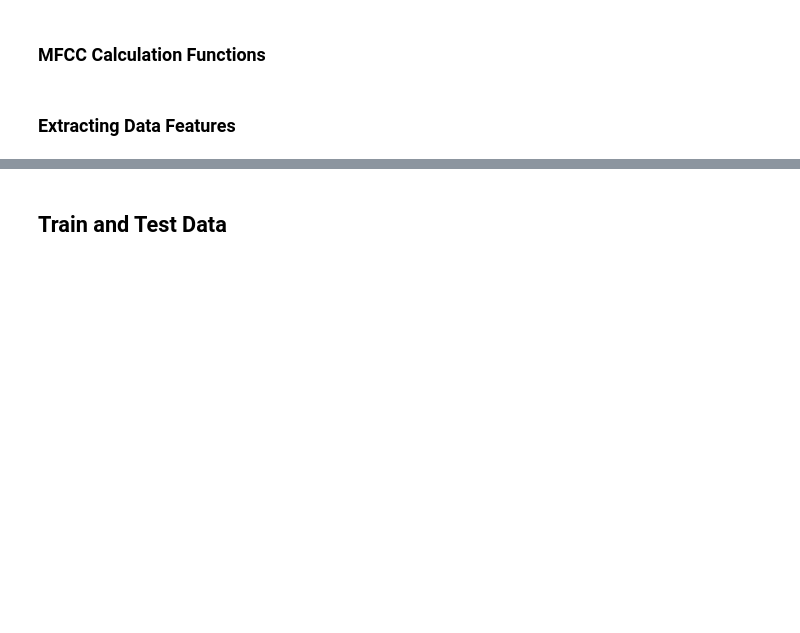
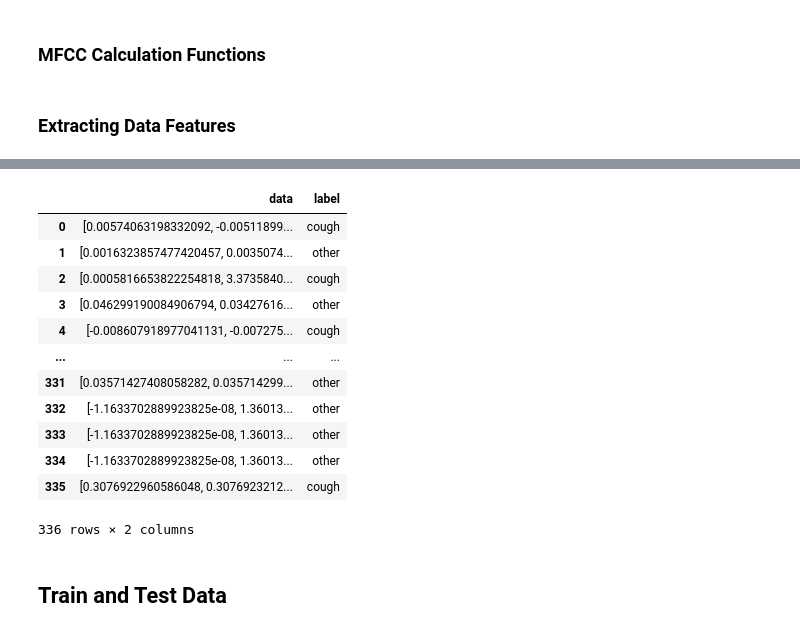
Before and after one commit to szulaldemirtas/electrosalus-research, a Jupyter notebook: cough-detection-with-extraction.ipynb, the cells around one changed output, grey strips where cells are left out. Cells and saved outputs as stored; diff of their text form; code cells hidden in the pictures; blank space fills up the shorter version.

```diff
--- a/cough-detection-with-extraction.ipynb
+++ b/cough-detection-with-extraction.ipynb
@@ -314,0 +305,69 @@ for (info, label) in zip(X_train_init.values, y_train_init.values):
+# %%
+# Adding white noise
+df_train_extracted = df_train_extracted.sample(frac = 1)
+
+df_train_len = len(df_train_extracted)
+div = df_train_len // 3
+
+first_quartile = df_train_extracted.iloc[:div,:]
+second_quartile = df_train_extracted.iloc[div:2*div,:]
+third_quartile = df_train_extracted.iloc[2*div:,:]
+
+augmented_data = {'data': [], 'label': []}
+
+for row in first_quartile.values:
+
+    row_copy = row.copy()
+    data = row_copy[0]
+    label = row_copy[1]
+
+    noise_factor = 0.005
+    white_noise = np.random.randn(len(data)) * noise_factor
+
+    augmented_audio = data + white_noise
+    augmented_data['data'].append(augmented_audio)
+    augmented_data['label'].append(label)
+
+for row in second_quartile.values:
+
+    row_copy = row.copy()
+    data = row_copy[0]
+    label = row_copy[1]
+
+    pink_noise = cn.powerlaw_psd_gaussian(1, len(data))
+
+    augmented_audio = data + pink_noise
+    augmented_data['data'].append(augmented_audio)
+    augmented_data['label'].append(label)
+
+for row in third_quartile.values:
+
+    row_copy = row.copy()
+    data = row_copy[0]
+    label = row_copy[1]
+
+    background_noise, _ = librosa.load("./audio-records/background-noise.wav", sr=48000)
+    background_noise = background_noise[:len(data)]
+
+    augmented_audio = data + background_noise
+    augmented_data['data'].append(augmented_audio)
+    augmented_data['label'].append(label)
+
+
+
+df_augmented_data = pd.DataFrame.from_dict(augmented_data)
+df_augmented_data
+# %% [output]
+|  | data | label |
+| 0 | [0.00574063198332092, -0.00511899... | cough |
+| 1 | [0.0016323857477420457, 0.0035074... | other |
+| 2 | [0.0005816653822254818, 3.3735840... | cough |
+| 3 | [0.046299190084906794, 0.03427616... | other |
+| 4 | [-0.008607918977041131, -0.007275... | cough |
+| ... | ... | ... |
+| 331 | [0.03571427408058282, 0.035714299... | other |
+| 332 | [-1.1633702889923825e-08, 1.36013... | other |
+| 333 | [-1.1633702889923825e-08, 1.36013... | other |
+| 334 | [-1.1633702889923825e-08, 1.36013... | other |
+| 335 | [0.3076922960586048, 0.3076923212... | cough |
+336 rows × 2 columns
```
Also changed, not shown: parts of 24 cells of this notebook.
